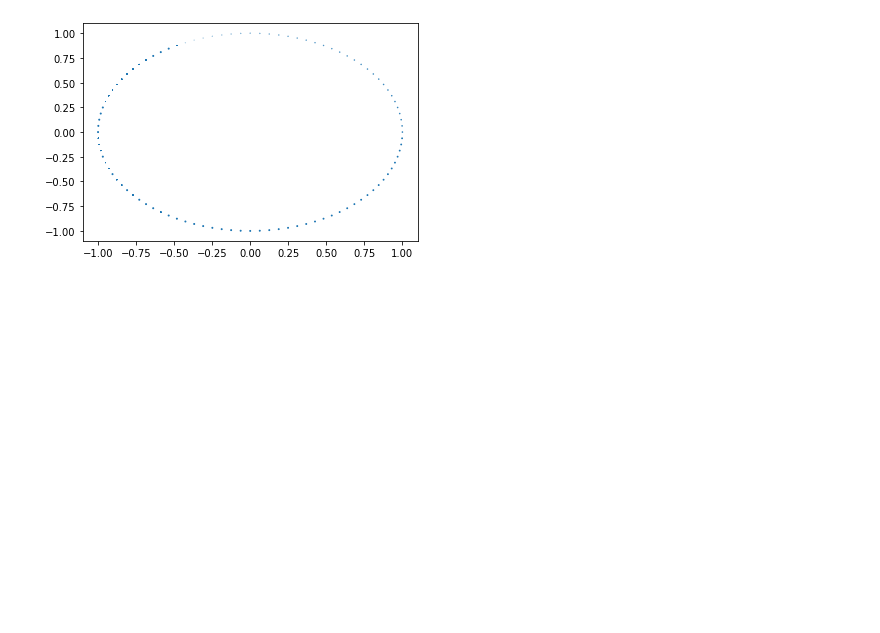
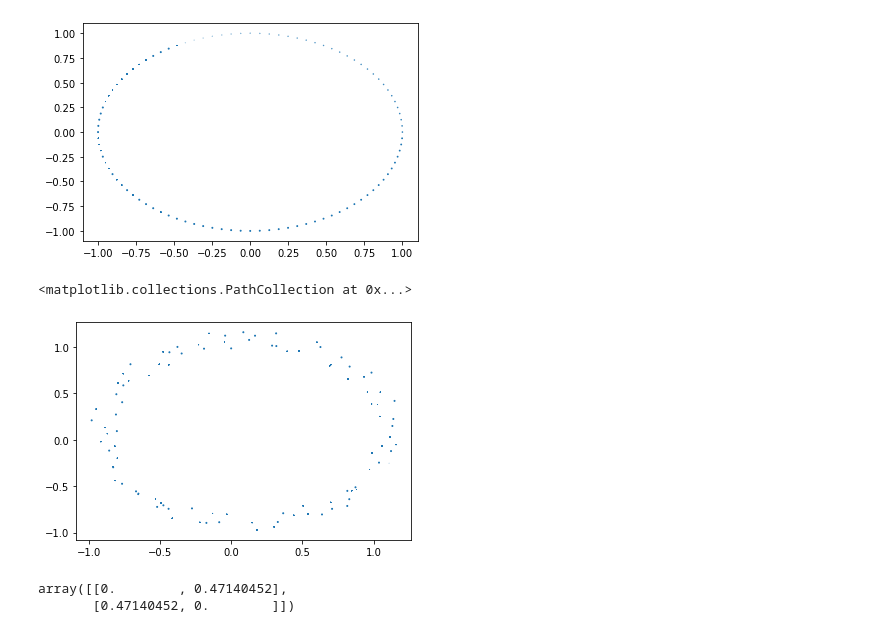
Before and after one commit to edoput/topological-data-analysis, a Jupyter notebook: circular coordinates.ipynb, the cells around one changed output. Cells and saved outputs as stored; diff of their text form; code cells hidden in the pictures; blank space fills up the shorter version.

Commit message:
add non deterministic sampling of circle, add flat torus

```diff
--- a/circular coordinates.ipynb
+++ b/circular coordinates.ipynb
@@ -297,0 +296,20 @@ result = ripser()
+# %%
+%%space sampling-circle
+
+N=100
+t = np.linspace(0, 2*3.1415,N , endpoint=False)
+x = np.transpose([np.cos(t), np.sin(t)]) + 0.2 * np.random.random((N,2))
+
+result = ripser(x, coeff=2, maxdim=2, do_cocycles=True)
+
+alpha = result['cocycles'][1][-1] # take the last 1-dim (co)cycle
+birth_time, death_time = result['dgms'][0][-1]
+D = result['dperm2all']
+
+f = compute(D, alpha, death_time - 1e-10, 2)
+# %%
+%%space sampling-circle
+plt.scatter(x[:,0], x[:,1], f)
+# %% [output]
+<matplotlib.collections.PathCollection at 0x...>
+[figure, added]
@@ -297,0 +358,10 @@ result = ripser()
+# %%
+%%space scratch
+points = np.array([
+    [1/3,1/3],
+    [2/3,2/3]
+])
+flat_torus_distance(points)
+# %% [output]
+array([[0.        , 0.47140452],
+       [0.47140452, 0.        ]])
```
Also changed, not shown: parts of 13 cells of this notebook.
